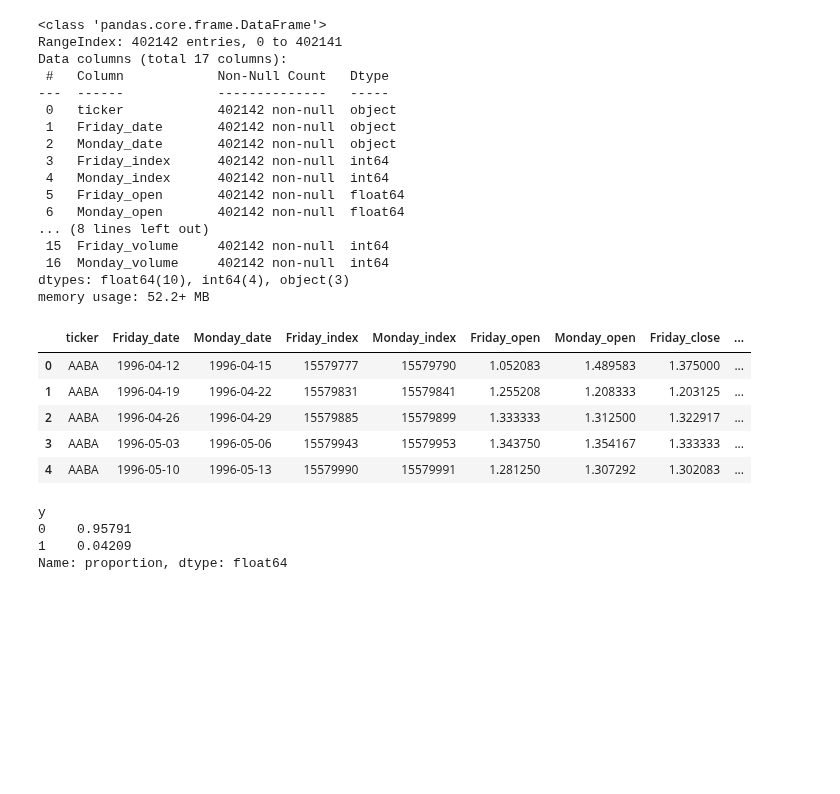
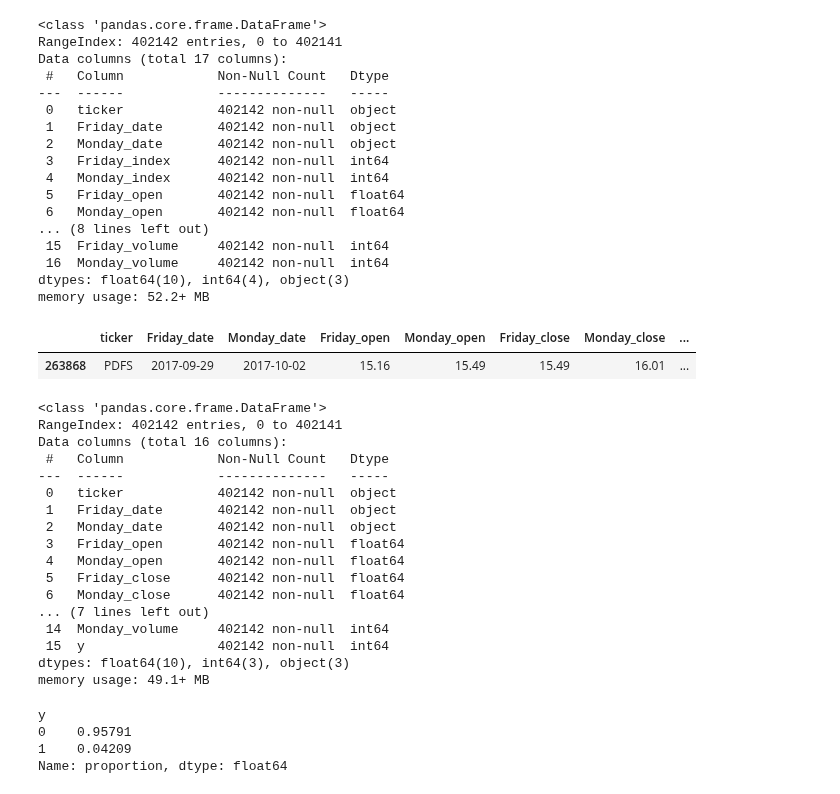
Before and after one commit to ghuckabe/DSTMarketAnalysis, a Jupyter notebook: kaggle_tech_classify.ipynb, the cells around one changed output. Cells and saved outputs as stored; diff of their text form; code cells hidden in the pictures; blank space fills up the shorter version.

Commit message:
processed data a bit more

```diff
--- a/kaggle_tech_classify.ipynb
+++ b/kaggle_tech_classify.ipynb
@@ -534,19 +534,38 @@ dst_fri_dates = list(dst_dates['fall_fri_before'])+list(dst_dates['spring_fri_be
 # this gives a 1 or 0 for whether a date is DST or not
 
 combined_tech['y'] = combined_tech['Friday_date'].isin(dst_fri_dates).astype(int)
+# %%
+# Drop the 'Friday_day' and 'Monday_day' columns
+combined_tech.drop(columns=['Friday_index', 'Monday_index'], inplace=True)
+# %%
+combined_tech.sample()
+# %% [output]
+|  | ticker | Friday_date | Monday_date | Friday_open | Monday_open | Friday_close | Monday_close | ... |
+| 263868 | PDFS | 2017-09-29 | 2017-10-02 | 15.16 | 15.49 | 15.49 | 16.01 | ... |
 # %%
 combined_tech.to_csv("data/Weekends_Tech_Stocks.csv", index=False)
 # %%
 tech = pd.read_csv('data/Weekends_Tech_Stocks.csv')
 # %%
-tech.head()
+tech.info()
 # %% [output]
-|  | ticker | Friday_date | Monday_date | Friday_index | Monday_index | Friday_open | Monday_open | Friday_close | ... |
-| 0 | AABA | 1996-04-12 | 1996-04-15 | 15579777 | 15579790 | 1.052083 | 1.489583 | 1.375000 | ... |
-| 1 | AABA | 1996-04-19 | 1996-04-22 | 15579831 | 15579841 | 1.255208 | 1.208333 | 1.203125 | ... |
-| 2 | AABA | 1996-04-26 | 1996-04-29 | 15579885 | 15579899 | 1.333333 | 1.312500 | 1.322917 | ... |
-| 3 | AABA | 1996-05-03 | 1996-05-06 | 15579943 | 15579953 | 1.343750 | 1.354167 | 1.333333 | ... |
-| 4 | AABA | 1996-05-10 | 1996-05-13 | 15579990 | 15579991 | 1.281250 | 1.307292 | 1.302083 | ... |
+<class 'pandas.core.frame.DataFrame'>
+RangeIndex: 402142 entries, 0 to 402141
+Data columns (total 16 columns):
+ #   Column            Non-Null Count   Dtype
+---  ------            --------------   -----
+ 0   ticker            402142 non-null  object
+ 1   Friday_date       402142 non-null  object
+ 2   Monday_date       402142 non-null  object
+ 3   Friday_open       402142 non-null  float64
+ 4   Monday_open       402142 non-null  float64
+ 5   Friday_close      402142 non-null  float64
+ 6   Monday_close      402142 non-null  float64
+... (7 lines left out)
+ 14  Monday_volume     402142 non-null  int64
+ 15  y                 402142 non-null  int64
+dtypes: float64(10), int64(3), object(3)
+memory usage: 49.1+ MB
 # %%
 # Proportion of nonDST to DST
 tech['y'].value_counts(normalize=True)
```
Also changed, not shown: parts of 4 cells of this notebook, 2 other files.
